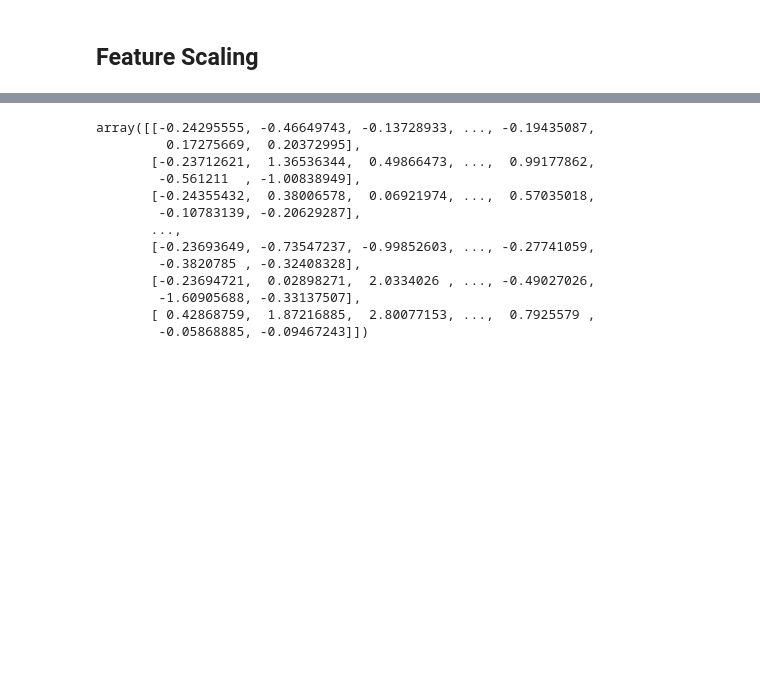
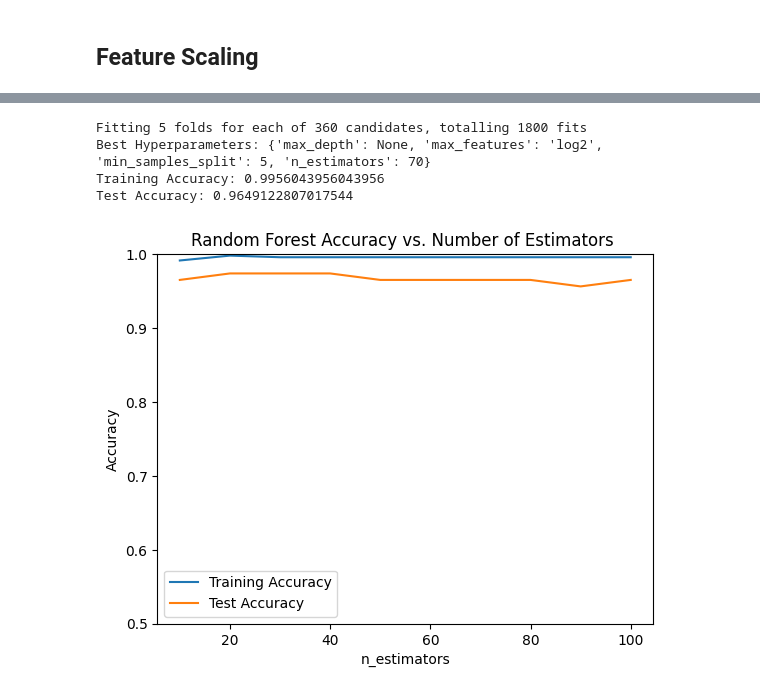
Before and after one commit to hle8386/IntroToAI, a Jupyter notebook: Breastdata.ipynb, the cells around one changed output, grey strips where cells are left out. Saved outputs shown, nothing was run; the diff lists cells and outputs as text; code cells hidden in the pictures; blank space fills up the shorter version.

```diff
--- a/Breastdata.ipynb
+++ b/Breastdata.ipynb
@@ -259,18 +198,65 @@ array([[-0.23712699, -1.44075296, -0.43531947, ...,  0.9320124 ,
 # %%
 X_test[:,:] = sc.transform(X_test[:,:])
-# %%
-X_test
-# %% [output]
-array([[-0.24295555, -0.46649743, -0.13728933, ..., -0.19435087,
-         0.17275669,  0.20372995],
-       [-0.23712621,  1.36536344,  0.49866473, ...,  0.99177862,
-        -0.561211  , -1.00838949],
-       [-0.24355432,  0.38006578,  0.06921974, ...,  0.57035018,
-        -0.10783139, -0.20629287],
-       ...,
-       [-0.23693649, -0.73547237, -0.99852603, ..., -0.27741059,
-        -0.3820785 , -0.32408328],
-       [-0.23694721,  0.02898271,  2.0334026 , ..., -0.49027026,
-        -1.60905688, -0.33137507],
-       [ 0.42868759,  1.87216885,  2.80077153, ...,  0.7925579 ,
-        -0.05868885, -0.09467243]])
+# %%
+# 1. Random Forest
+
+param_grid = {
+    'n_estimators': range(10, 101, 10),  # Number of trees
+    'max_depth': [None, 10, 20, 30],     # Depth of each tree
+    'min_samples_split': [2, 5, 10],     # Minimum number of samples required to split a node
+    'max_features': ['sqrt', 'log2', None]  # Number of features to consider for the best split
+}
+
+# Initialize Random Forest Classifier
+rf = RandomForestClassifier(random_state=42)
+
+# Set up GridSearchCV to tune hyperparameters
+grid_search = GridSearchCV(estimator=rf, param_grid=param_grid, cv=5, scoring='accuracy', n_jobs=-1, verbose=1)
+
+# Fit GridSearchCV to training data
+grid_search.fit(X_train, Y_train)
+
+# Get best model from GridSearch
+best_rf = grid_search.best_estimator_
+
+# Evaluate accuracy of the best model on training and test sets
+train_accuracy = accuracy_score(Y_train, best_rf.predict(X_train))
+test_accuracy = accuracy_score(Y_test, best_rf.predict(X_test))
+
+print(f"Best Hyperparameters: {grid_search.best_params_}")
+print(f"Training Accuracy: {train_accuracy}")
+print(f"Test Accuracy: {test_accuracy}")
+
+# Visualize accuracy with respect to number of estimators from tuned model
+train_accuracies = []
+test_accuracies = []
+estimators = range(10, 101, 10)
+
+for n in estimators:
+    # Use the best hyperparameters but vary n_estimators
+    tuned_rf = RandomForestClassifier(
+        n_estimators=n,
+        max_depth=grid_search.best_params_['max_depth'],
+        min_samples_split=grid_search.best_params_['min_samples_split'],
+        max_features=grid_search.best_params_['max_features'],
+        random_state=42
+    )
+    tuned_rf.fit(X_train, Y_train)
+    train_accuracies.append(accuracy_score(Y_train, tuned_rf.predict(X_train)))
+    test_accuracies.append(accuracy_score(Y_test, tuned_rf.predict(X_test)))
+
+# Plot the accuracies
+plt.plot(estimators, train_accuracies, label='Training Accuracy')
+plt.plot(estimators, test_accuracies, label='Test Accuracy')
+plt.xlabel('n_estimators')
+plt.ylabel('Accuracy')
+plt.title('Random Forest Accuracy vs. Number of Estimators ')
+plt.ylim(0.50, 1.00)
+plt.legend()
+plt.show()
+# %% [output]
+Fitting 5 folds for each of 360 candidates, totalling 1800 fits
+Best Hyperparameters: {'max_depth': None, 'max_features': 'log2', 'min_samples_split': 5, 'n_estimators': 70}
+Training Accuracy: 0.9956043956043956
+Test Accuracy: 0.9649122807017544
+[figure, added]
```
Also changed, not shown: parts of 17 cells of this notebook.
